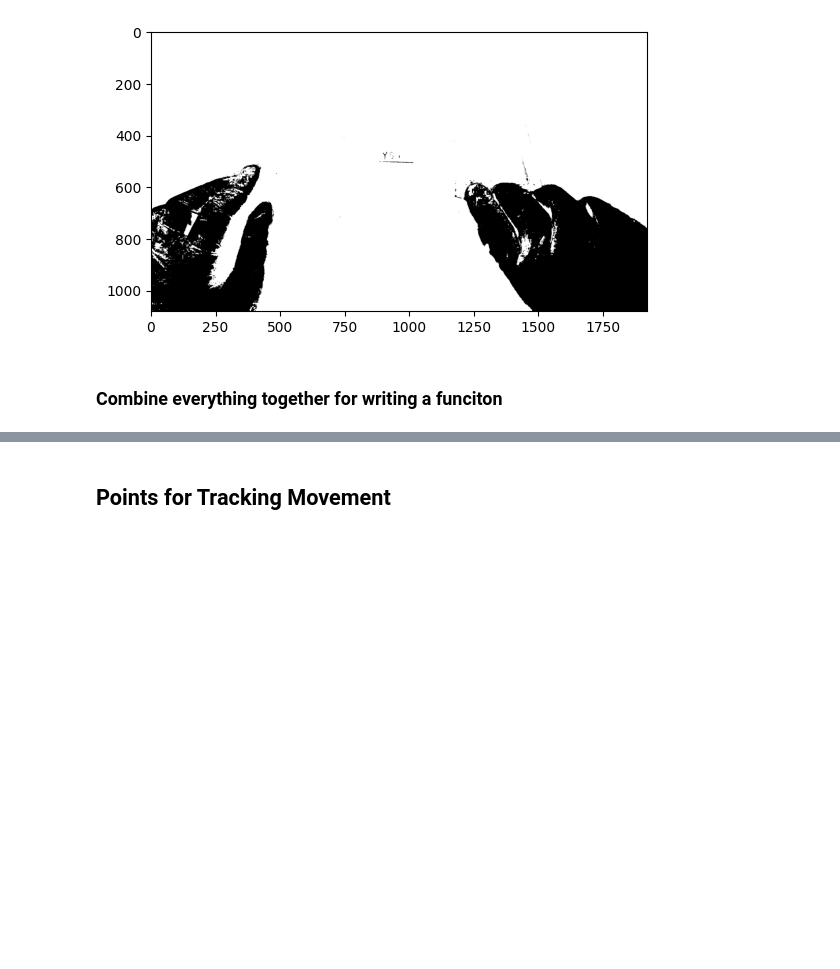
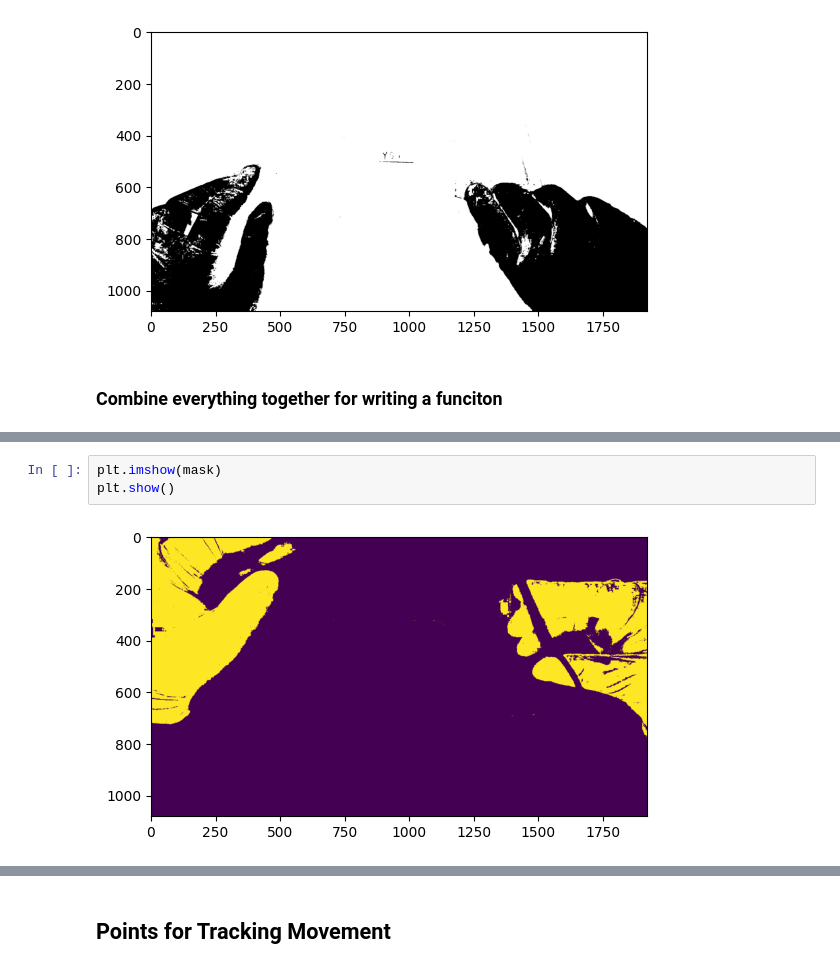
Before and after one commit to Napwillcode8848/OpenSutureNet, a Jupyter notebook: notebooks/segment_glove.ipynb, the cells around one changed output, grey strips where cells are left out. Drawn from its saved outputs; the diff is of its cells as text; blank space fills up the shorter version.

```diff
--- a/notebooks/segment_glove.ipynb
+++ b/notebooks/segment_glove.ipynb
@@ -240,0 +243,5 @@ while success:
+# %%
+plt.imshow(mask)
+plt.show()
+# %% [output]
+[figure, added]
```
Also changed, not shown: parts of 18 cells of this notebook.
